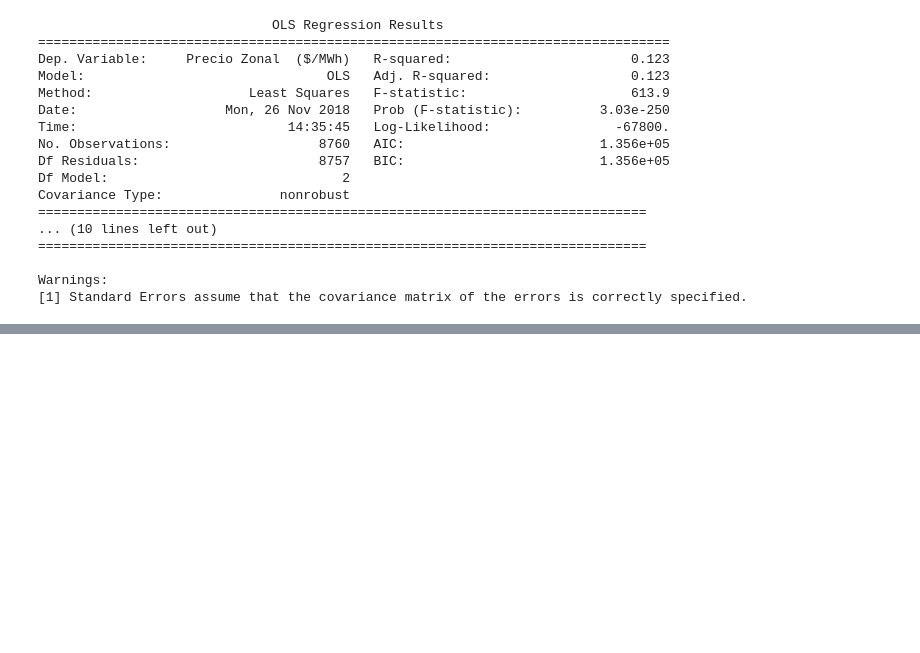
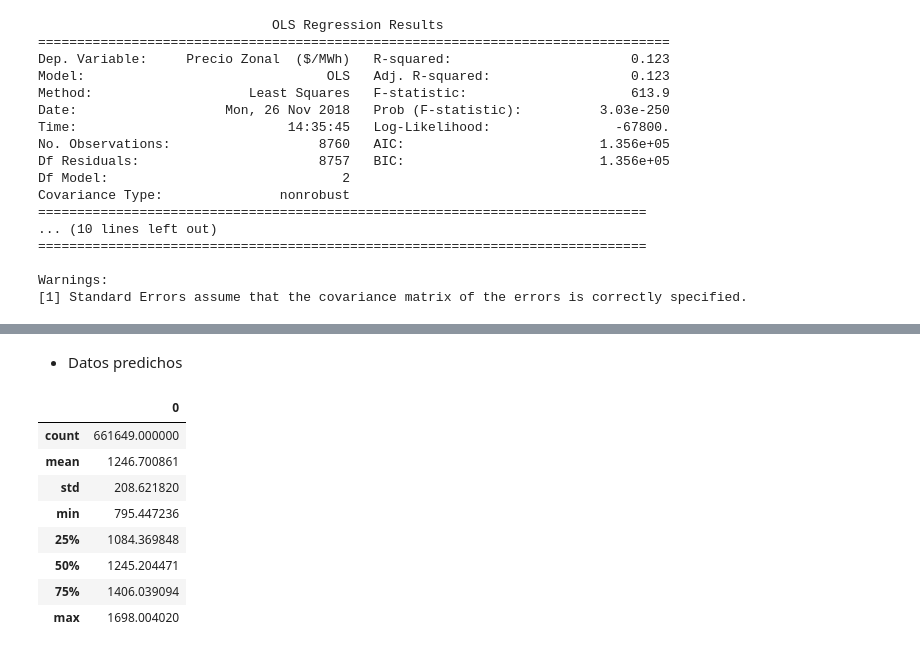
Before and after one commit to HomerMadriz/EnergyPred, a Jupyter notebook: Proyecto Avanzada.ipynb, the cells around one changed output, grey strips where cells are left out. Saved outputs shown, nothing was run; the diff lists cells and outputs as text; code cells hidden in the pictures; blank space fills up the shorter version.

```diff
--- a/Proyecto Avanzada.ipynb
+++ b/Proyecto Avanzada.ipynb
@@ -315,0 +407,14 @@ Warnings:
+# %% [markdown]
+- Datos predichos
+# %%
+df_y_predm2sz.describe()
+# %% [output]
+|  | 0 |
+| count | 661649.000000 |
+| mean | 1246.700861 |
+| std | 208.621820 |
+| min | 795.447236 |
+| 25% | 1084.369848 |
+| 50% | 1245.204471 |
+| 75% | 1406.039094 |
+| max | 1698.004020 |
```
Also changed, not shown: parts of 19 cells of this notebook.
